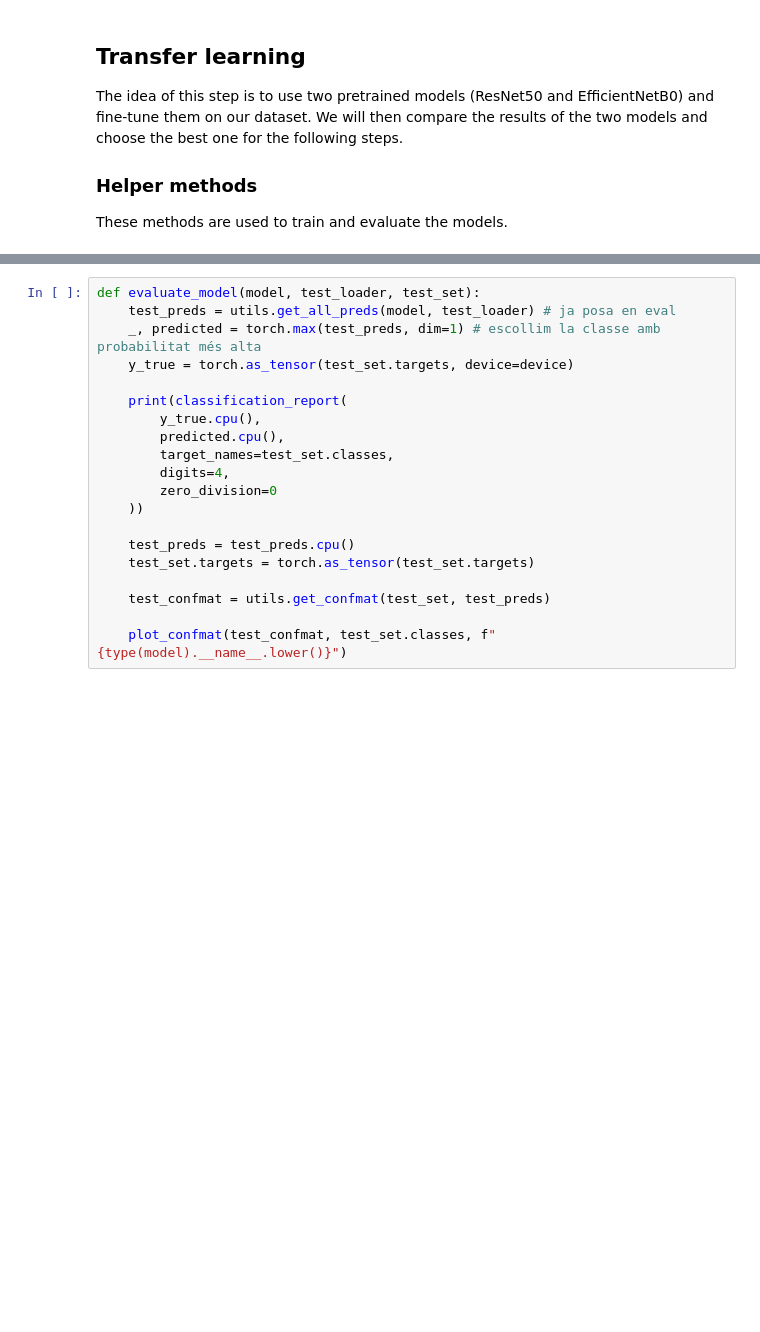
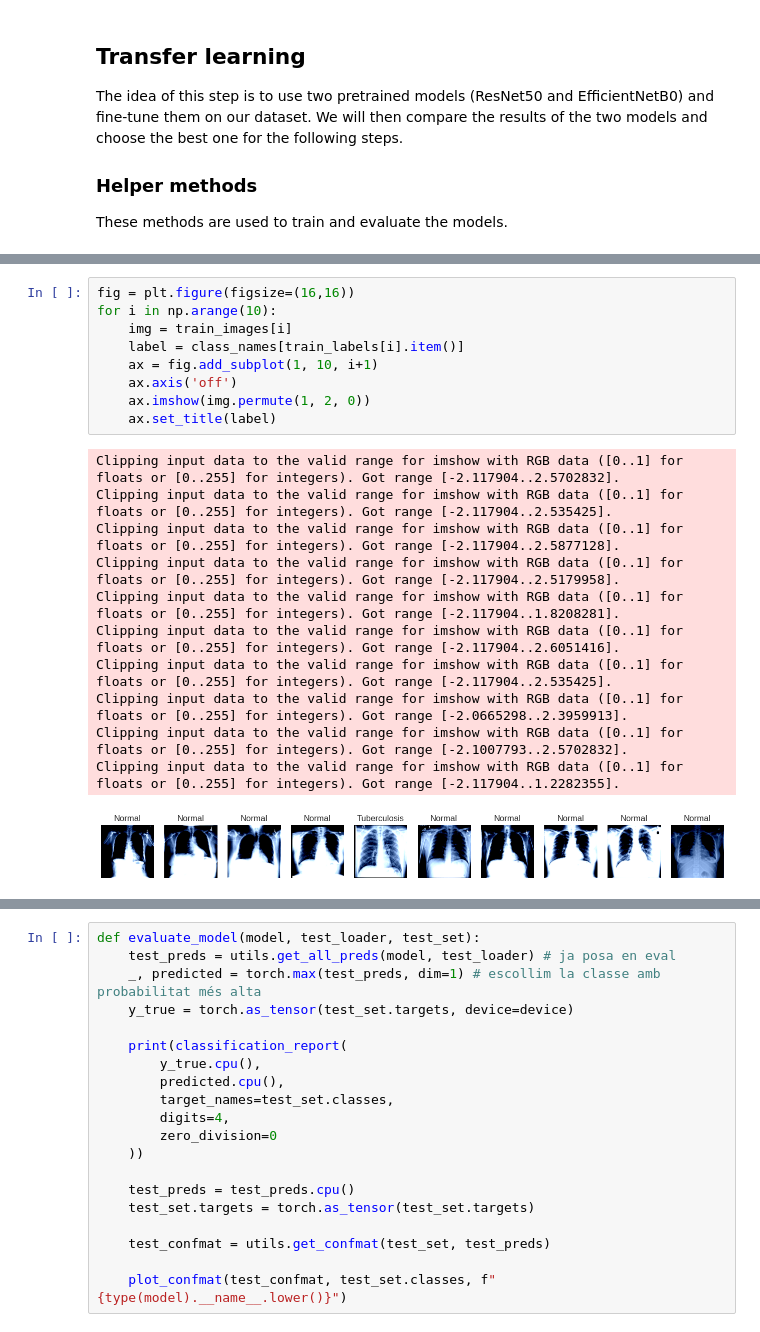
Before and after one commit to pfs26/merit-aih-xray, a Jupyter notebook: main.ipynb, the cells around one changed output, grey strips where cells are left out. Cells and saved outputs as stored; diff of their text form; blank space fills up the shorter version.

```diff
--- a/main.ipynb
+++ b/main.ipynb
@@ -188,3 +212,24 @@ val_images, val_labels = next(iter(val_loader))
+# %%
+fig = plt.figure(figsize=(16,16))
+for i in np.arange(10):
+    img = train_images[i]
+    label = class_names[train_labels[i].item()]
+    ax = fig.add_subplot(1, 10, i+1)
+    ax.axis('off')
+    ax.imshow(img.permute(1, 2, 0))
+    ax.set_title(label)
+# %% [output]
+Clipping input data to the valid range for imshow with RGB data ([0..1] for floats or [0..255] for integers). Got range [-2.117904..2.5702832].
+Clipping input data to the valid range for imshow with RGB data ([0..1] for floats or [0..255] for integers). Got range [-2.117904..2.535425].
+Clipping input data to the valid range for imshow with RGB data ([0..1] for floats or [0..255] for integers). Got range [-2.117904..2.5877128].
+Clipping input data to the valid range for imshow with RGB data ([0..1] for floats or [0..255] for integers). Got range [-2.117904..2.5179958].
+Clipping input data to the valid range for imshow with RGB data ([0..1] for floats or [0..255] for integers). Got range [-2.117904..1.8208281].
+Clipping input data to the valid range for imshow with RGB data ([0..1] for floats or [0..255] for integers). Got range [-2.117904..2.6051416].
+Clipping input data to the valid range for imshow with RGB data ([0..1] for floats or [0..255] for integers). Got range [-2.117904..2.535425].
+Clipping input data to the valid range for imshow with RGB data ([0..1] for floats or [0..255] for integers). Got range [-2.0665298..2.3959913].
+Clipping input data to the valid range for imshow with RGB data ([0..1] for floats or [0..255] for integers). Got range [-2.1007793..2.5702832].
+Clipping input data to the valid range for imshow with RGB data ([0..1] for floats or [0..255] for integers). Got range [-2.117904..1.2282355].
+[figure, added]
 # %%
 import os
 import csv
```
Also changed, not shown: parts of 16 cells of this notebook, 2 other files.
